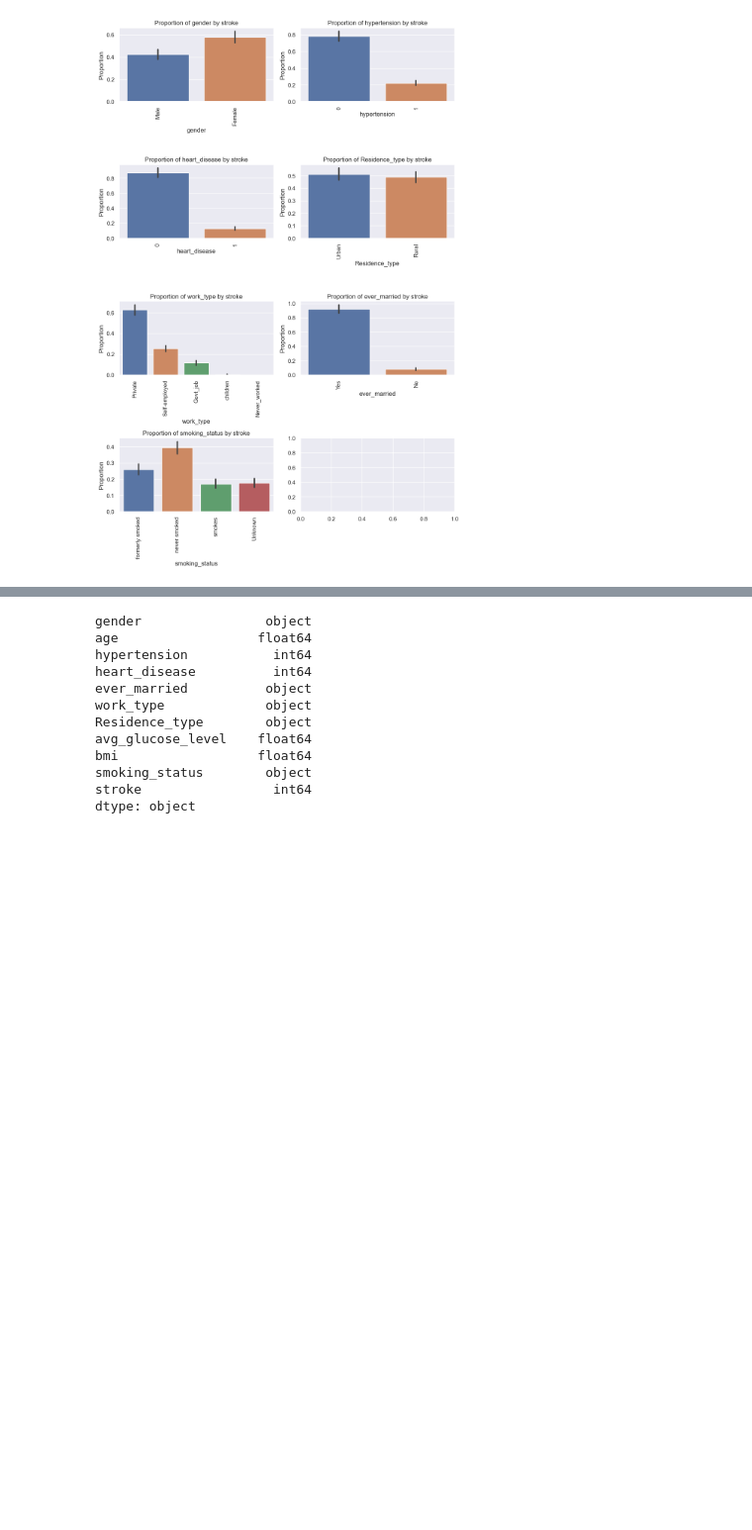
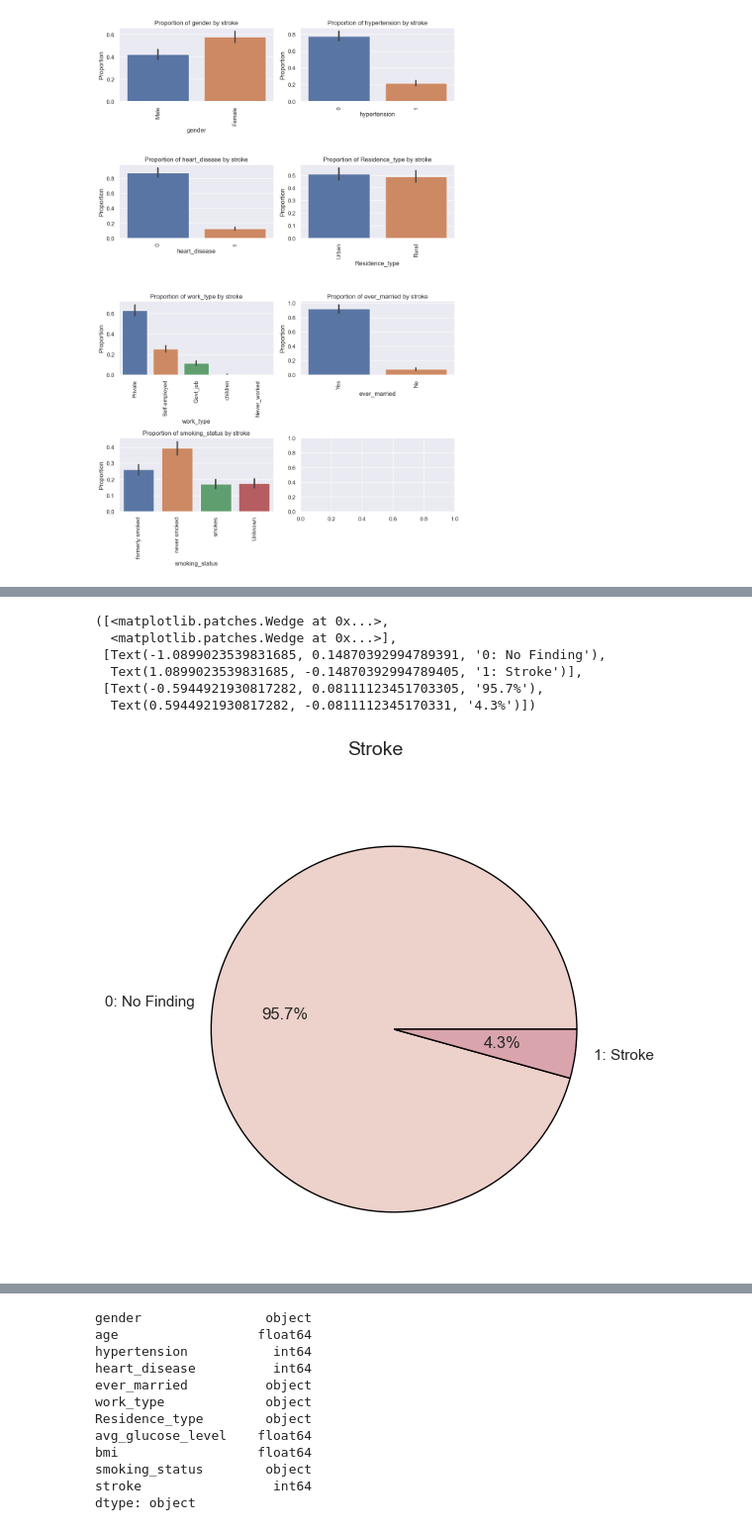
Before and after one commit to YamanAlo/Stroke-Prediction-model, a Jupyter notebook: code/Stroke.ipynb, the cells around one changed output, grey strips where cells are left out. Shown at 99% size. Saved outputs shown, nothing was run; the diff lists cells and outputs as text; code cells hidden in the pictures; blank space fills up the shorter version.

```diff
--- a/code/Stroke.ipynb
+++ b/code/Stroke.ipynb
@@ -303,3 +304,20 @@ sns.histplot(data=training_set[training_set['stroke'] == 1],x='age')
 
 # # #so from the heatmap it seems like the age is the biggest indicator here.
 # # # then we have heart disease hypertension and glocuse level.
+# %%
+colors = sns.cubehelix_palette()
+
+fig,ax = plt.subplots( figsize = (15, 6))
+
+fig.suptitle('Stroke', fontsize = 14)
+plot_train = training_set['stroke'].value_counts()
+plot_labels_train = plot_train.rename(index={0:'0: No Finding', 1:'1: Stroke'}).index
+ax.pie(plot_train, labels=plot_labels_train, autopct='%1.1f%%', colors=colors, wedgeprops = dict(edgecolor='black'))
+# %% [output]
+([<matplotlib.patches.Wedge at 0x...>,
+  <matplotlib.patches.Wedge at 0x...>],
+ [Text(-1.0899023539831685, 0.14870392994789391, '0: No Finding'),
+  Text(1.0899023539831685, -0.14870392994789405, '1: Stroke')],
+ [Text(-0.5944921930817282, 0.08111123451703305, '95.7%'),
+  Text(0.5944921930817282, -0.0811112345170331, '4.3%')])
+[figure, added]
```
Also changed, not shown: parts of 13 cells of this notebook.
